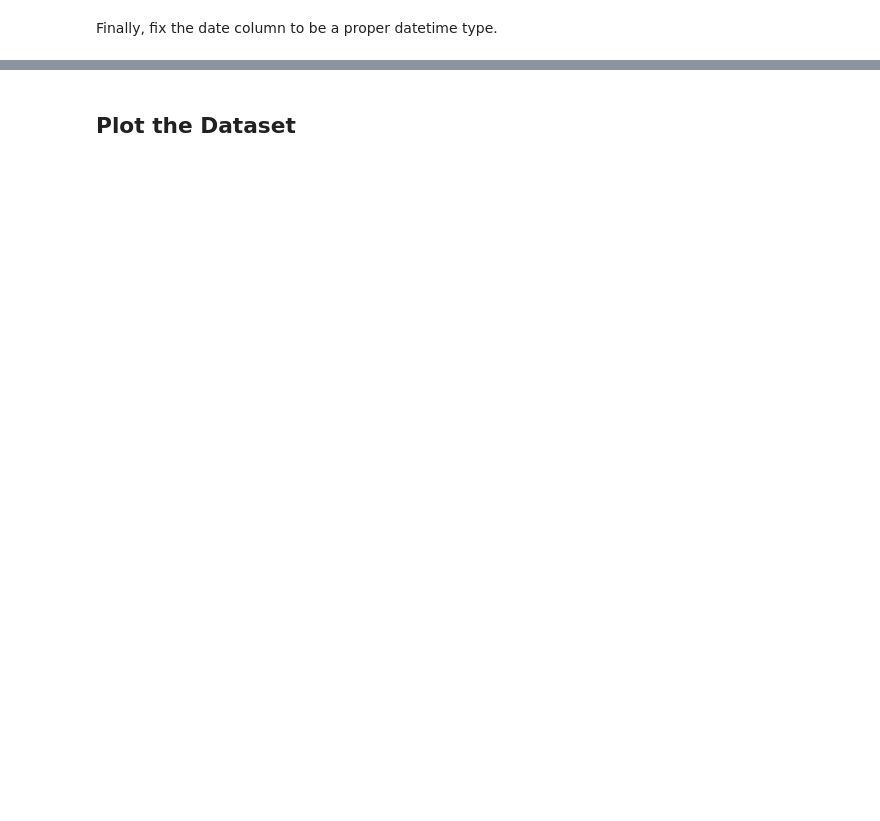
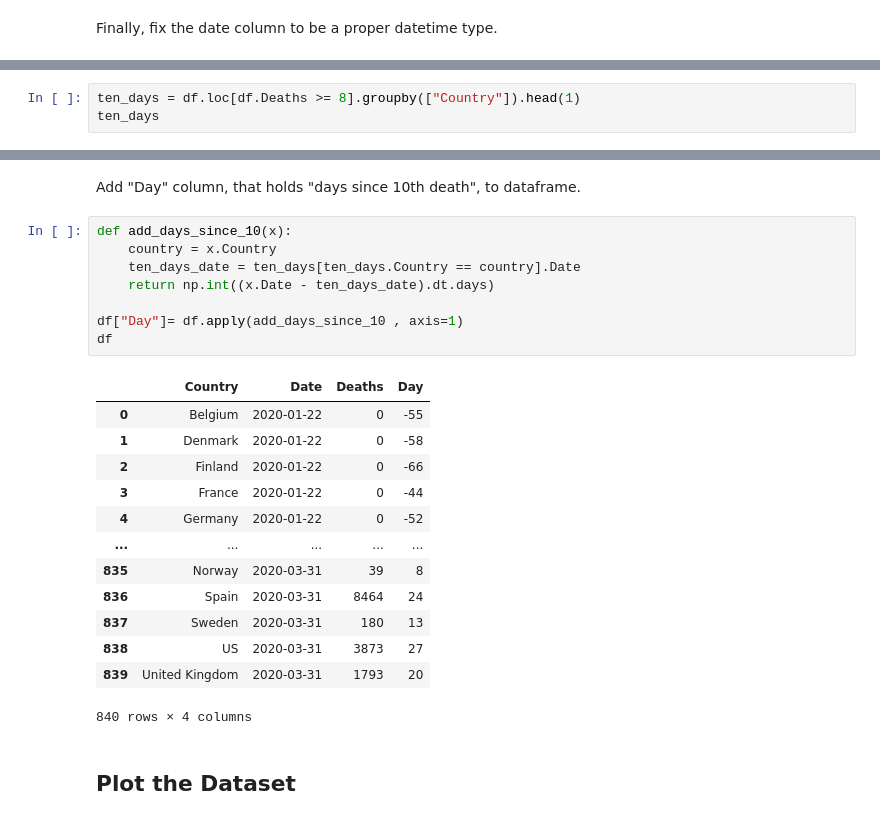
Before and after one commit to tomhe/covid19, a Jupyter notebook: covid19.ipynb, the cells around one changed output, grey strips where cells are left out. Cells and saved outputs as stored; diff of their text form; blank space fills up the shorter version.

```diff
--- a/covid19.ipynb
+++ b/covid19.ipynb
@@ -108,0 +113,3 @@ df
+# %%
+ten_days = df.loc[df.Deaths >= 8].groupby(["Country"]).head(1)
+ten_days
@@ -109,3 +130,27 @@ df
+# %% [markdown]
+Add "Day" column, that holds "days since 10th death", to dataframe.
+# %%
+def add_days_since_10(x):
+    country = x.Country
+    ten_days_date = ten_days[ten_days.Country == country].Date
+    return np.int((x.Date - ten_days_date).dt.days)
+
+df["Day"]= df.apply(add_days_since_10 , axis=1)
+df
+# %% [output]
+|  | Country | Date | Deaths | Day |
+| 0 | Belgium | 2020-01-22 | 0 | -55 |
+| 1 | Denmark | 2020-01-22 | 0 | -58 |
+| 2 | Finland | 2020-01-22 | 0 | -66 |
+| 3 | France | 2020-01-22 | 0 | -44 |
+| 4 | Germany | 2020-01-22 | 0 | -52 |
+| ... | ... | ... | ... | ... |
+| 835 | Norway | 2020-03-31 | 39 | 8 |
+| 836 | Spain | 2020-03-31 | 8464 | 24 |
+| 837 | Sweden | 2020-03-31 | 180 | 13 |
+| 838 | US | 2020-03-31 | 3873 | 27 |
+| 839 | United Kingdom | 2020-03-31 | 1793 | 20 |
+840 rows × 4 columns
 # %% [markdown]
 ## Plot the Dataset
 # %%
```
Also changed, not shown: parts of 12 cells of this notebook, 2 other files.
